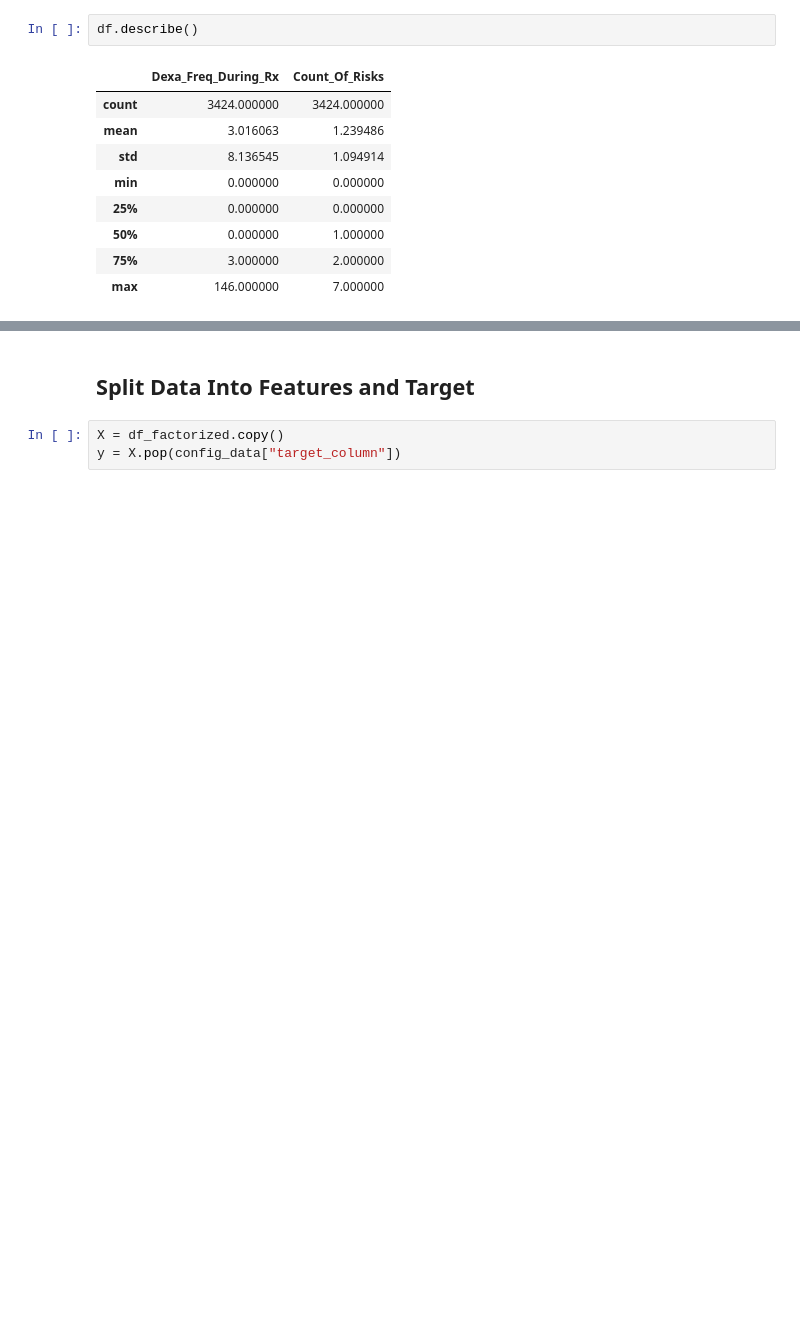
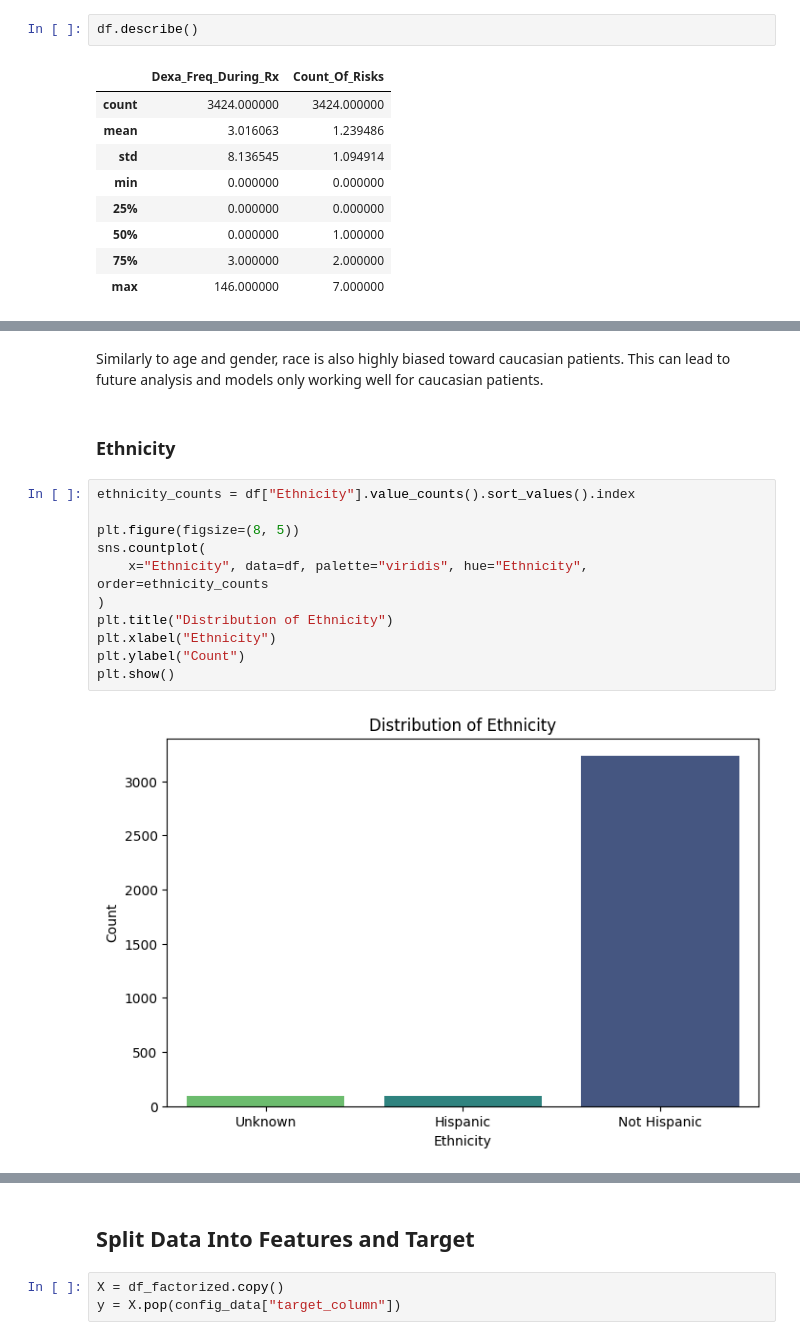
Before and after one commit to matthewiversen/data-glacier-internship, a Jupyter notebook: week-10/notebook.ipynb, the cells around one changed output, grey strips where cells are left out. Cells and saved outputs as stored; diff of their text form; blank space fills up the shorter version.

```diff
--- a/week-10/notebook.ipynb
+++ b/week-10/notebook.ipynb
@@ -232,0 +263,17 @@ plt.show()
+# %% [markdown]
+Similarly to age and gender, race is also highly biased toward caucasian patients. This can lead to future analysis and models only working well for caucasian patients.
+# %% [markdown]
+### Ethnicity
+# %%
+ethnicity_counts = df["Ethnicity"].value_counts().sort_values().index
+
+plt.figure(figsize=(8, 5))
+sns.countplot(
+    x="Ethnicity", data=df, palette="viridis", hue="Ethnicity", order=ethnicity_counts
+)
+plt.title("Distribution of Ethnicity")
+plt.xlabel("Ethnicity")
+plt.ylabel("Count")
+plt.show()
+# %% [output]
+[figure, added]
```
Also changed, not shown: parts of 24 cells of this notebook, 1 other file.
